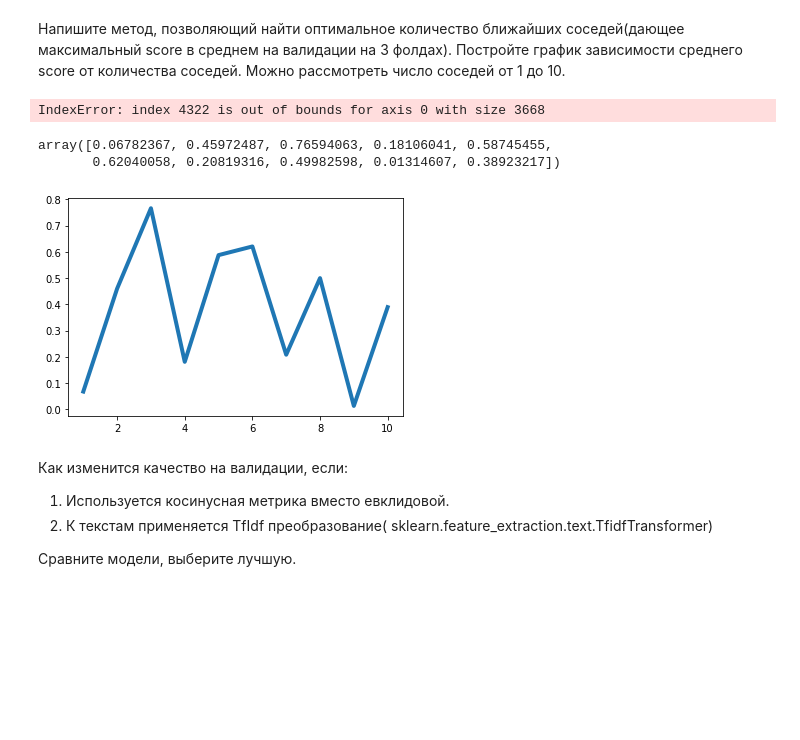
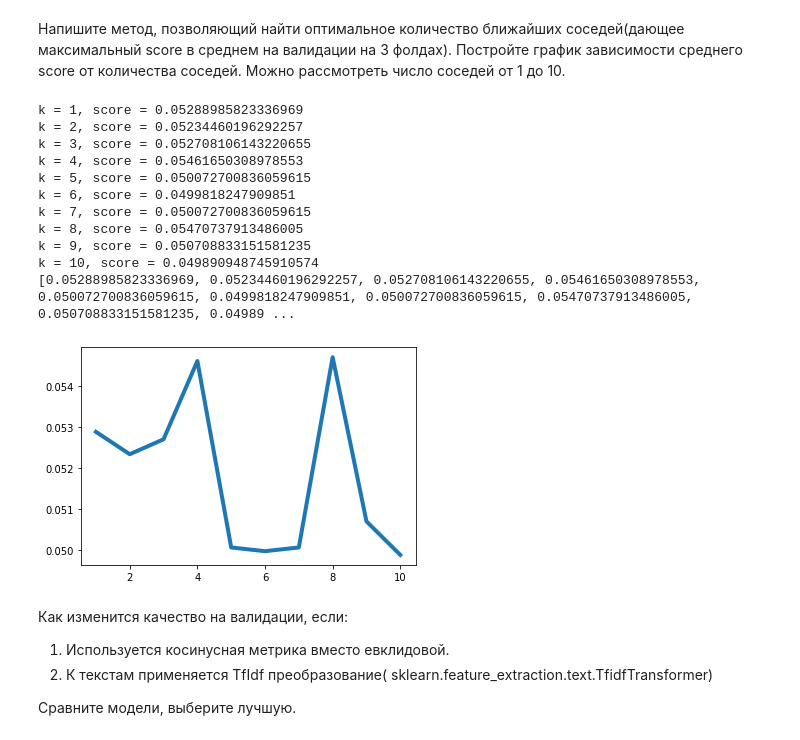
Before and after one commit to EvgenijGod/msu_ml_autumn_2019, a Jupyter notebook: KNN/hw1.ipynb, the cells around one changed output. Drawn from its saved outputs; the diff is of its cells as text; code cells hidden in the pictures; blank space fills up the shorter version.

```diff
--- a/KNN/hw1.ipynb
+++ b/KNN/hw1.ipynb
@@ -47,9 +51,10 @@ from sklearn.neighbors.kd_tree import KDTree
 
 class MyKNeighborsClassifier(NeighborsBase, KNeighborsMixin, SupervisedIntegerMixin, ClassifierMixin):
 
-    def __init__(self, n_neighbors, algorithm='brute'):
+    def __init__(self, n_neighbors, algorithm='brute', metric='euclidean'):
         self.n = n_neighbors
         self.alg=algorithm
+        self.metric=metric
 
     def fit(self, X, y):
         self.X = np.asarray(X)
@@ -59,7 +64,7 @@ class MyKNeighborsClassifier(NeighborsBase, KNeighborsMixin, SupervisedIntegerMi
     def brute_predict(self, X):
         x = np.asarray(X)
         ans = np.ones(X.shape[0])
-        d = cdist(X, self.X, 'euclidean')
+        d = cdist(X, self.X, self.metric)
         a = self.y[np.argsort(d, axis = 1)[:, :self.n]]
         for i in range(X.shape[0]):
             u, indices = np.unique(a[i], return_counts=True)
@@ -67,7 +72,7 @@ class MyKNeighborsClassifier(NeighborsBase, KNeighborsMixin, SupervisedIntegerMi
         return ans.astype(int)
 
     def brute_predict_proba(self, X):
-        d = cdist(X, self.X, 'euclidean')
+        d = cdist(X, self.X, self.metric)
         a = self.y[np.argsort(d, axis = 1)[:, :self.n]]
         x1, y1 = np.unique(self.y, return_inverse=True)
         ans = np.zeros((X.shape[0], x1.shape[0]))
@@ -359,9 +364,12 @@ def for_vect(data, target):
         np.delete(target_res, target_ans)
     return data_ans, target_res
 # %%
-vectorizer = CountVectorizer(min_df=40)
+vectorizer = CountVectorizer(min_df=4000)
 data_vect, target_vect = for_vect(data, target)
-sp = vectorizer.fit_transform(data_vect)
+vectorizer.fit(data_vect)
+sp = vectorizer.transform(data_vect)
+#tf = TfidfTransformer()
+#sp = tf.transform(sp, target_vect)
 sp = sp.todense()
 sp = np.array(sp)
 target_vect = np.array(target_vect)
@@ -384,34 +392,37 @@ split = rkf.split(sp)
 k_list = list()
 for i in range(0, 10):
     my_clf_tmp = MyKNeighborsClassifier(n_neighbors=i+2, algorithm='brute')
-    ans = 0, 0
+    ans = 0
+    cnt = 0
     #print('!!')
     for train_index, test_index in split:
         #print('!')
-        my_clf_tmp.fit(sp[train_index], target_vect[test_index])
-        ans[0]=ans[0] + my_clf_tmp.score(sp[train_index], target_vect[test_index])
-        ans[1]=ans[1] + 1
-        if ans[1]==3:
+        my_clf_tmp.fit(sp[train_index], target_vect[train_index])
+        ans=ans + my_clf_tmp.score(sp[test_index], target_vect[test_index])
+        cnt=cnt + 1
+        if cnt==3:
             break
-    k_list.append(ans[0]/ans[1])
-    print("k = {0}, score = {1}".format(i + 1, ans[0]/ans[1]))
+    k_list.append(ans/cnt)
+    print("k = {0}, score = {1}".format(i + 1, ans/cnt))
 print(k_list)
 #и не ясно почему
 # %% [output]
-IndexError: index 4322 is out of bounds for axis 0 with size 3668
+k = 1, score = 0.05288985823336969
+k = 2, score = 0.05234460196292257
+k = 3, score = 0.052708106143220655
+k = 4, score = 0.05461650308978553
+k = 5, score = 0.050072700836059615
+k = 6, score = 0.0499818247909851
+k = 7, score = 0.050072700836059615
+k = 8, score = 0.05470737913486005
+k = 9, score = 0.050708833151581235
+k = 10, score = 0.049890948745910574
+[0.05288985823336969, 0.05234460196292257, 0.052708106143220655, 0.05461650308978553, 0.050072700836059615, 0.0499818247909851, 0.050072700836059615, 0.05470737913486005, 0.050708833151581235, 0.04989 ...
-# %%
-rnd = np.random.rand(10)
-rnd
-# %% [output]
-array([0.06782367, 0.45972487, 0.76594063, 0.18106041, 0.58745455,
-       0.62040058, 0.20819316, 0.49982598, 0.01314607, 0.38923217])
 # %%
-rng = np.arange(10)
-yrs = 1 + rng
-ax = plt.plot(range(1, 11), rnd, linewidth=4)
+ax = plt.plot(range(1, 11), k_list, linewidth=4)
 plt.show()
 # %% [output]
-[figure, old version]
+[figure, new version]
 # %% [markdown]
 Как изменится качество на валидации, если:
 
```
Also changed, not shown: parts of 20 cells of this notebook.
